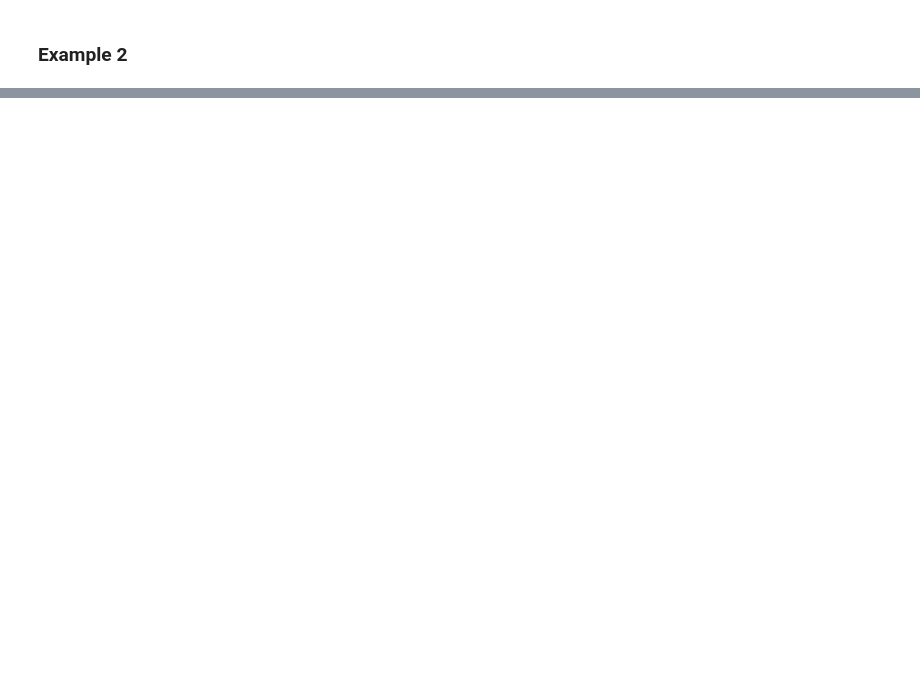
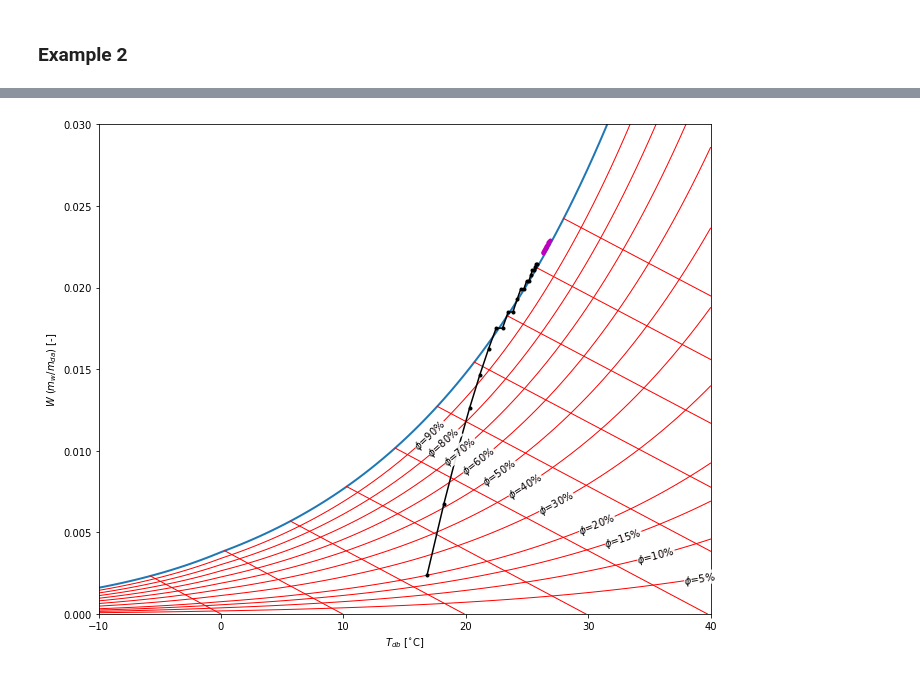
Before and after one commit to nfette/openACHP, a Jupyter notebook: src/FEM Evap.ipynb, the cells around one changed output, grey strips where cells are left out. Cells and saved outputs as stored; diff of their text form; code cells hidden in the pictures; blank space fills up the shorter version.

```diff
--- a/src/FEM Evap.ipynb
+++ b/src/FEM Evap.ipynb
@@ -1011,0 +519,16 @@ fig.canvas
+# %%
+# For this figure, the method for proceeding along saturated states
+# was to set mass transfer to zero iff the film state was supersaturated,
+# in each cell. This is an ugly hack; need to project onto the saturation
+# curve smoothly, for example.
+my_dataframe = fdm_evap.parallel_evaporation(
+    water_flow_in = 10,
+    temperature_interface = 300,
+    temperature_far_in = 290,
+    relhum_far_in = 0.2,
+    a_cell=5,
+    supersaturated_method='hack'
+)
+fdm_evap.plot_results(my_dataframe)
+# %% [output]
+[figure, added]
```
Also changed, not shown: parts of 54 cells of this notebook, 1 other file.
